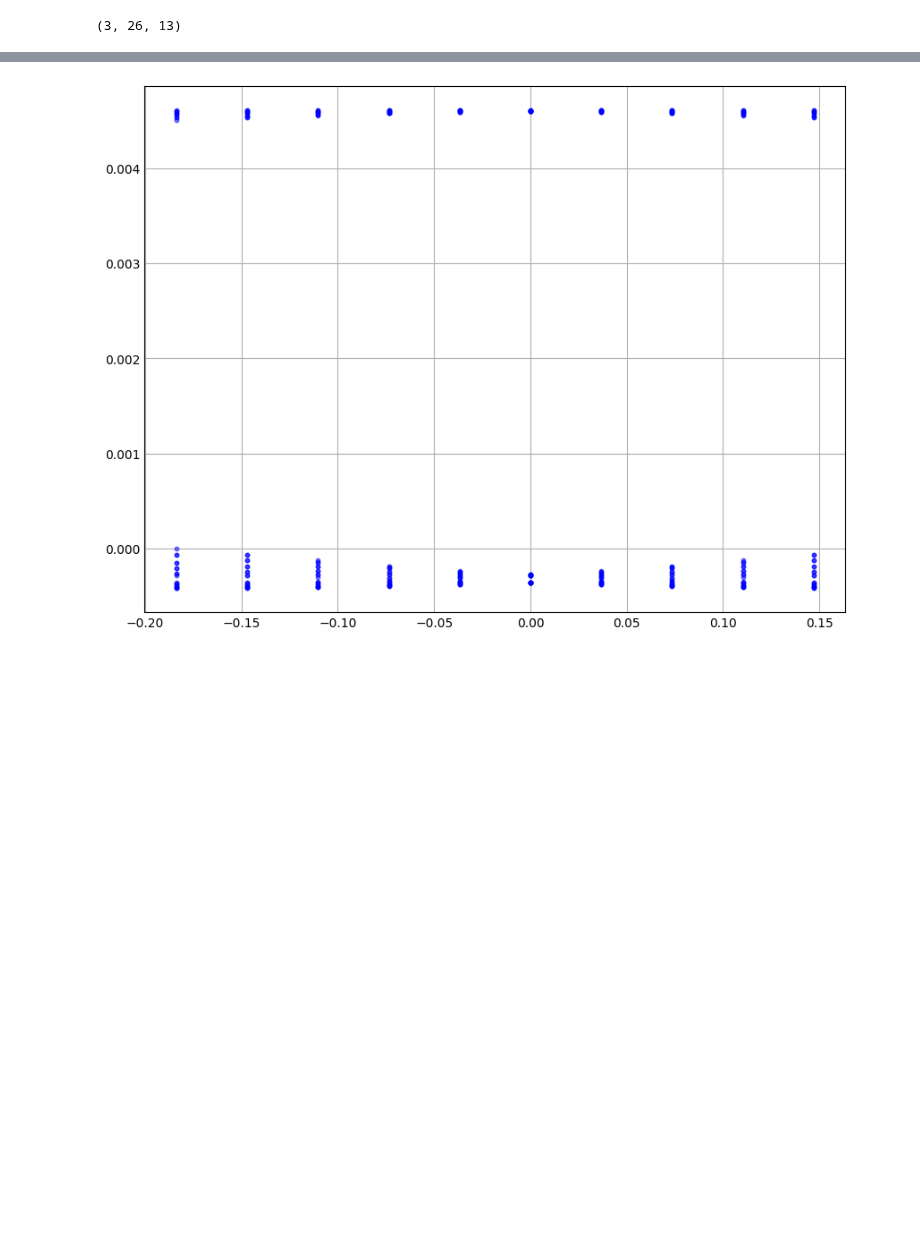
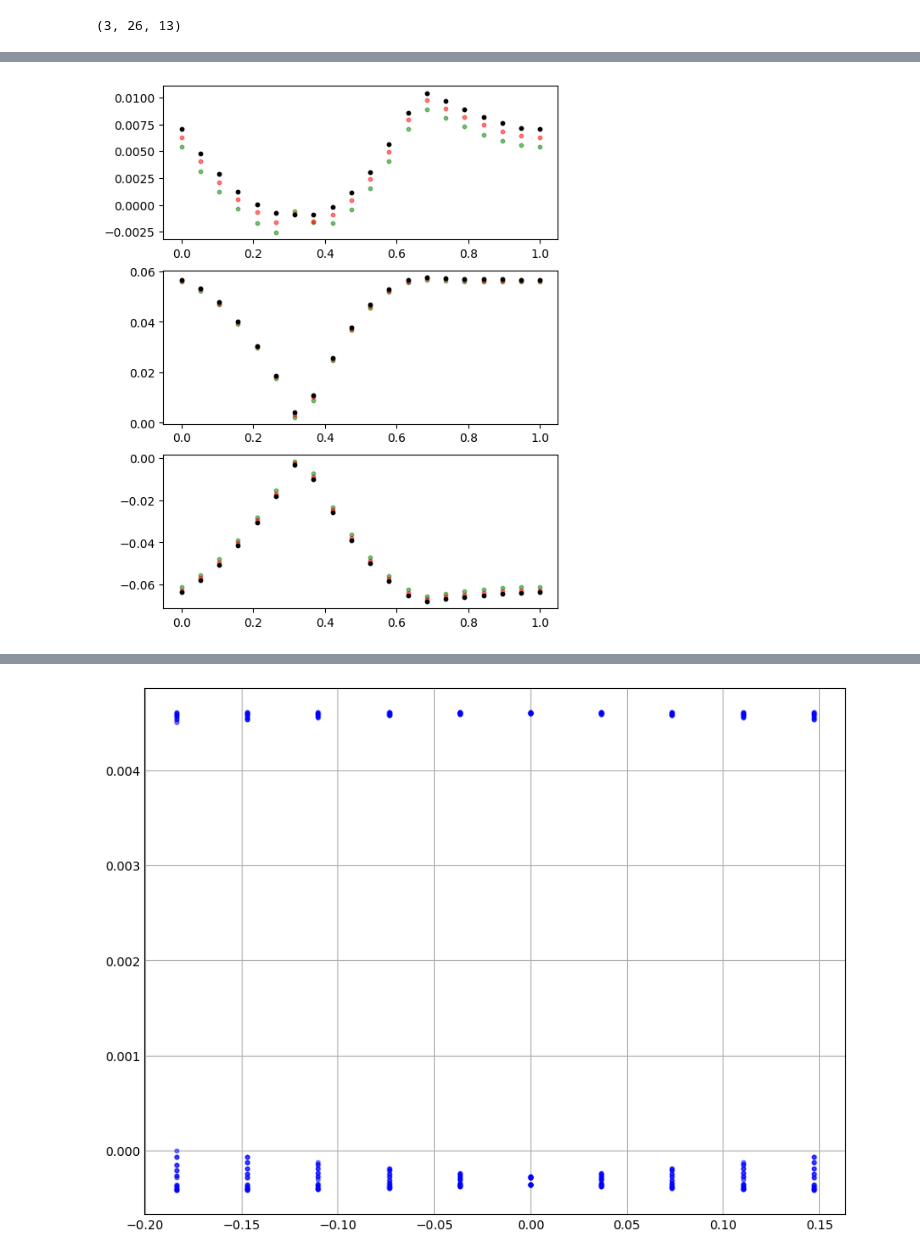
Before and after one commit to ChriGomm/master, a Jupyter notebook: numerics/dip_dip.ipynb, the cells around one changed output, grey strips where cells are left out. Drawn from its saved outputs; the diff is of its cells as text; code cells hidden in the pictures; blank space fills up the shorter version.

```diff
--- a/numerics/dip_dip.ipynb
+++ b/numerics/dip_dip.ipynb
@@ -780,0 +853,17 @@ for i in range(len(t)):
+# %%
+# import os
+# os.path.mkdir()
+fig, ax = plt.subplots(3,1,figsize=(6, 8))
+eigvals2 = parallel_for([len(t)],wrap_kloop,6).astype(np.complex64)
+eigvals3 = parallel_for([len(t)],wrap_kloop,9).astype(np.complex64)
+eigvals4 = parallel_for([len(t)],wrap_kloop,15).astype(np.complex64)
+for i in range(eigvals2.shape[0]): # /np.max(np.real(eigs[i]))*np.max(np.real(eigvals2[i])),
+    for j in range(eigvals2.shape[1]):
+        ax[j].scatter(t[i],eigvals2[i,j],color='green', s=10, alpha=0.5)
+        ax[j].scatter(t[i],eigvals3[i,j],color='red', s=10, alpha=0.5)
+        ax[j].scatter(t[i],eigvals4[i,j],color='0',s=10)
+        # ax.scatter(t[i],eigs[i,j]/np.max(np.real(eigs[i]))*np.max(np.real(eigvals2[i].astype(np.complex64))) ,color='blue', s=10, alpha=0.5)
+    # print(1/np.max(np.real(eigs[i]))*np.max(np.real(eigvals2[i].astype(np.complex64))))
+plt.show()
+# %% [output]
+[figure, added]
```
Also changed, not shown: parts of 10 cells of this notebook.
